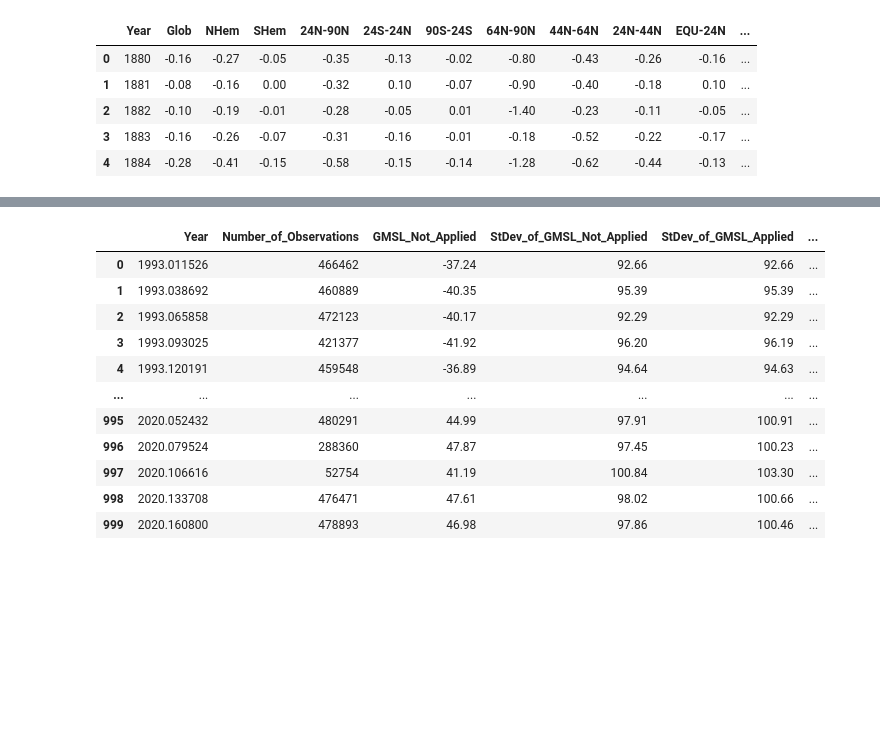
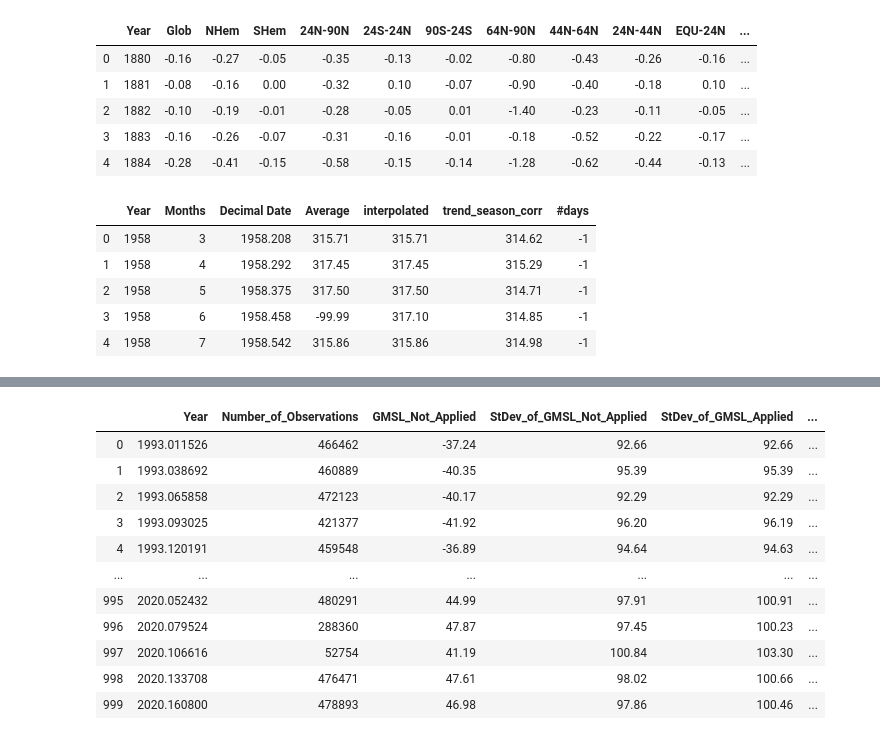
Before and after one commit to D-3nvironmentalist/Climate_Change_Project, a Jupyter notebook: SQL load in.ipynb, the cells around one changed output, grey strips where cells are left out. Cells and saved outputs as stored; diff of their text form; code cells hidden in the pictures; blank space fills up the shorter version.

```diff
--- a/SQL load in.ipynb
+++ b/SQL load in.ipynb
@@ -40,5 +40,13 @@ zonal_annual_means_df.head()
 | 4 | 1884 | -0.28 | -0.41 | -0.15 | -0.58 | -0.15 | -0.14 | -1.28 | -0.62 | -0.44 | -0.13 | ... |
 # %%
 #transforming dataset 1
-new_carbon_dioxide_df = carbon_dioxide_df.rename(columns={"average ": "Average", "trend (season corr)": "trend season corr"})
+new_carbon_dioxide_df = carbon_dioxide_df.rename(columns={"average": "Average", "trend_season _corr)": "trend_season_corr"})
+new_carbon_dioxide_df.head()
+# %% [output]
+|  | Year | Months | Decimal Date | Average | interpolated | trend_season_corr | #days |
+| 0 | 1958 | 3 | 1958.208 | 315.71 | 315.71 | 314.62 | -1 |
+| 1 | 1958 | 4 | 1958.292 | 317.45 | 317.45 | 315.29 | -1 |
+| 2 | 1958 | 5 | 1958.375 | 317.50 | 317.50 | 314.71 | -1 |
+| 3 | 1958 | 6 | 1958.458 | -99.99 | 317.10 | 314.85 | -1 |
+| 4 | 1958 | 7 | 1958.542 | 315.86 | 315.86 | 314.98 | -1 |
 # %%
```
Also changed, not shown: parts of 6 cells of this notebook, 15 other files.
